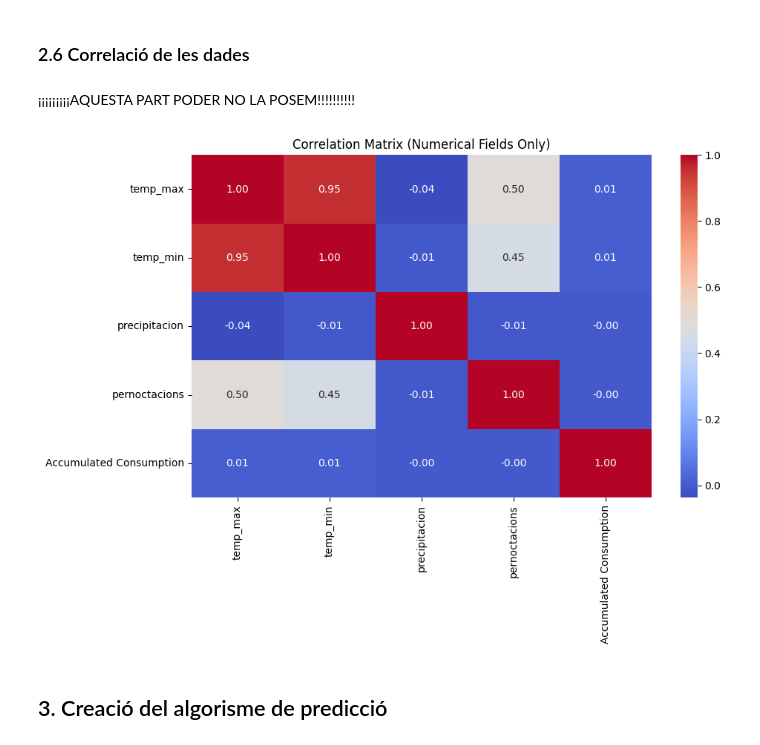
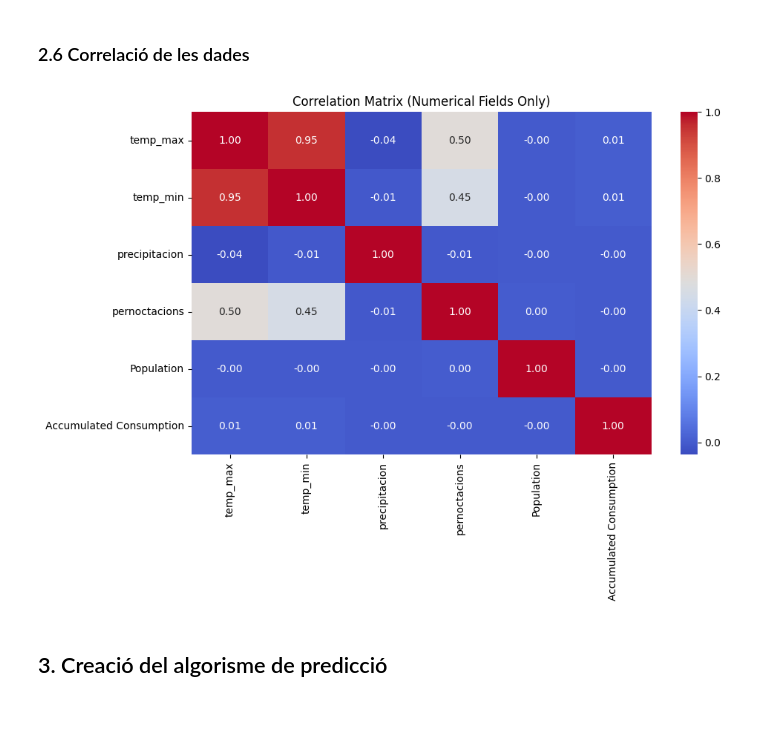
Before and after one commit to yuyanwang03/drop-by-drop, a Jupyter notebook: Final_Notebook_dropbydrop.ipynb, the cells around one changed output. Saved outputs shown, nothing was run; the diff lists cells and outputs as text; code cells hidden in the pictures; blank space fills up the shorter version.

```diff
--- a/Final_Notebook_dropbydrop.ipynb
+++ b/Final_Notebook_dropbydrop.ipynb
@@ -581,7 +583,7 @@ The dataset contains 2709139 rows.
 # Grouping by the relevant columns and summing the required fields
 final_data = (
     final_data.groupby([
-        "Census Section", "District", "Date", "temp_max", "temp_min", "precipitacion", "pernoctacions"
+        "Census Section", "District", "Date", "temp_max", "temp_min", "precipitacion", "pernoctacions", "Population"
     ], as_index=False)
     .agg({
         "Number of Meters": "sum",
@@ -594,21 +596,20 @@ final_data.drop(columns=["Number of Meters"], inplace=True)
 # %% [markdown]
 <a id="s26"></a>
 ### 2.6  Correlació de les dades
-# %% [markdown]
-¡¡¡¡¡¡¡¡¡AQUESTA PART PODER NO LA POSEM!!!!!!!!!!
 # %%
 # Select only numerical columns for the correlation matrix
+final_data['Population'] = final_data['Population'].astype(int)
 numerical_cols = final_data.select_dtypes(include=['float64', 'int64']).columns
 # Compute the correlation matrix excluding non-numerical fields
 filtered_correlation_matrix = final_data[numerical_cols].corr()
 
 # Plot the correlation matrix using seaborn
 plt.figure(figsize=(10, 6))
 sns.heatmap(filtered_correlation_matrix, annot=True, cmap='coolwarm', fmt=".2f")
 plt.title('Correlation Matrix (Numerical Fields Only)')
 plt.show()
 # %% [output]
-[figure, old version]
+[figure, new version]
 # %% [markdown]
 <a id="s3"></a>
 ## 3. Creació del algorisme de predicció
```
Also changed, not shown: parts of 14 cells of this notebook, 12 other files.
